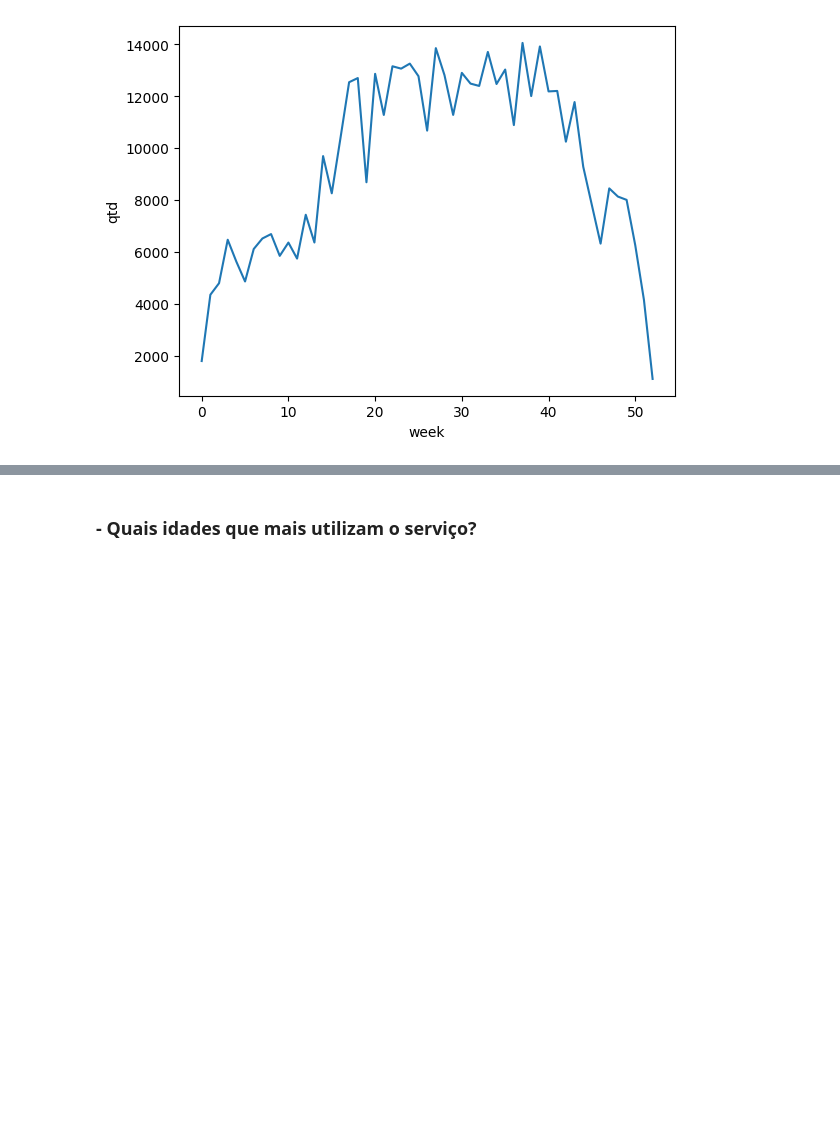
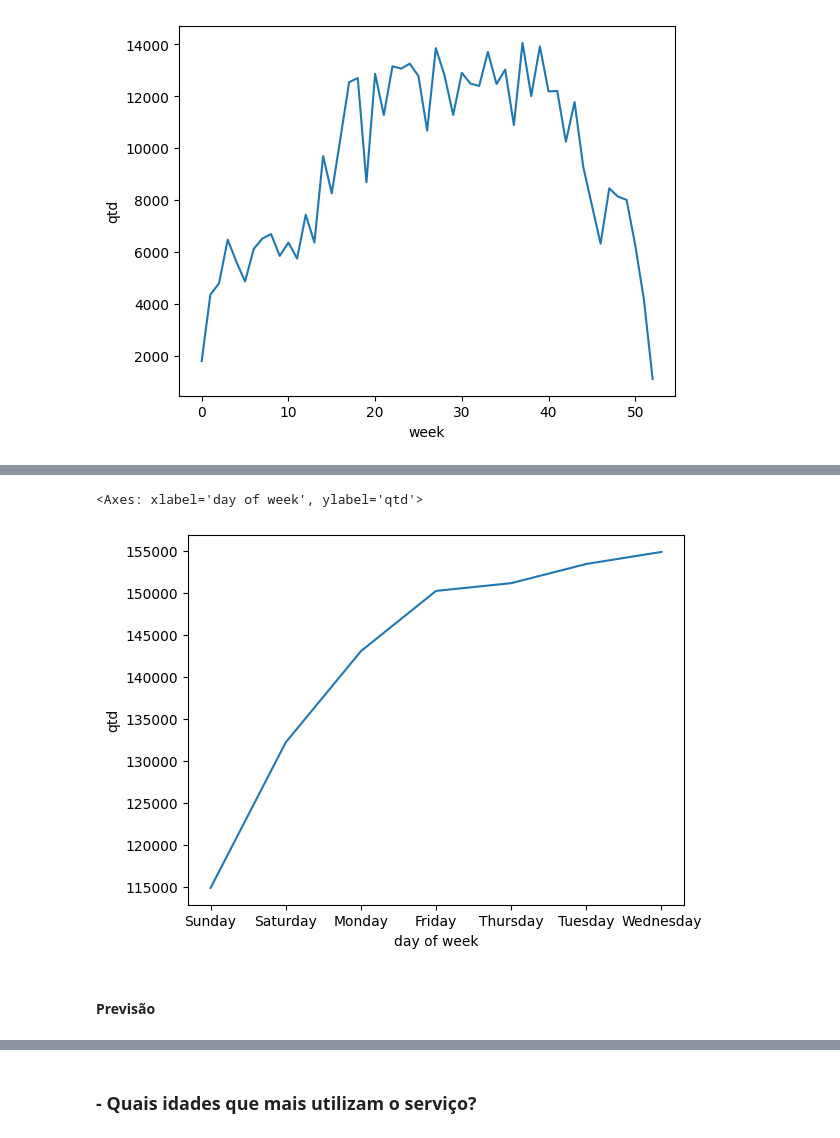
Before and after one commit to UFRJ-Analytica/analise-shared-bikes-ny, a Jupyter notebook: Exporacao 2023.1/Equipe 2/AnaliseBikes.ipynb, the cells around one changed output, grey strips where cells are left out. Cells and saved outputs as stored; diff of their text form; code cells hidden in the pictures; blank space fills up the shorter version.

```diff
--- a/Exporacao 2023.1/Equipe 2/AnaliseBikes.ipynb
+++ b/Exporacao 2023.1/Equipe 2/AnaliseBikes.ipynb
@@ -651,3 +651,6 @@ sns.lineplot(x='week', y='qtd', data=df_semanal_anual_2018)
 # %% [output]
 <Axes: xlabel='week', ylabel='qtd'>
 [figure]
+# %%
+df['day of week'] = df['starttime'].dt.day_name()
+df.head()
@@ -653,0 +670,2 @@ sns.lineplot(x='week', y='qtd', data=df_semanal_anual_2018)
+# %%
+df_weekday = df.groupby('day of week').size().sort_values(ascending=True).reset_index(name='qtd')
@@ -653,0 +683,8 @@ sns.lineplot(x='week', y='qtd', data=df_semanal_anual_2018)
+# %%
+# Plotando o gráfico de linhas
+sns.lineplot(x='day of week', y='qtd', data=df_weekday)
+# %% [output]
+<Axes: xlabel='day of week', ylabel='qtd'>
+[figure, added]
+# %% [markdown]
+#### Previsão
```
Also changed, not shown: parts of 44 cells of this notebook.
